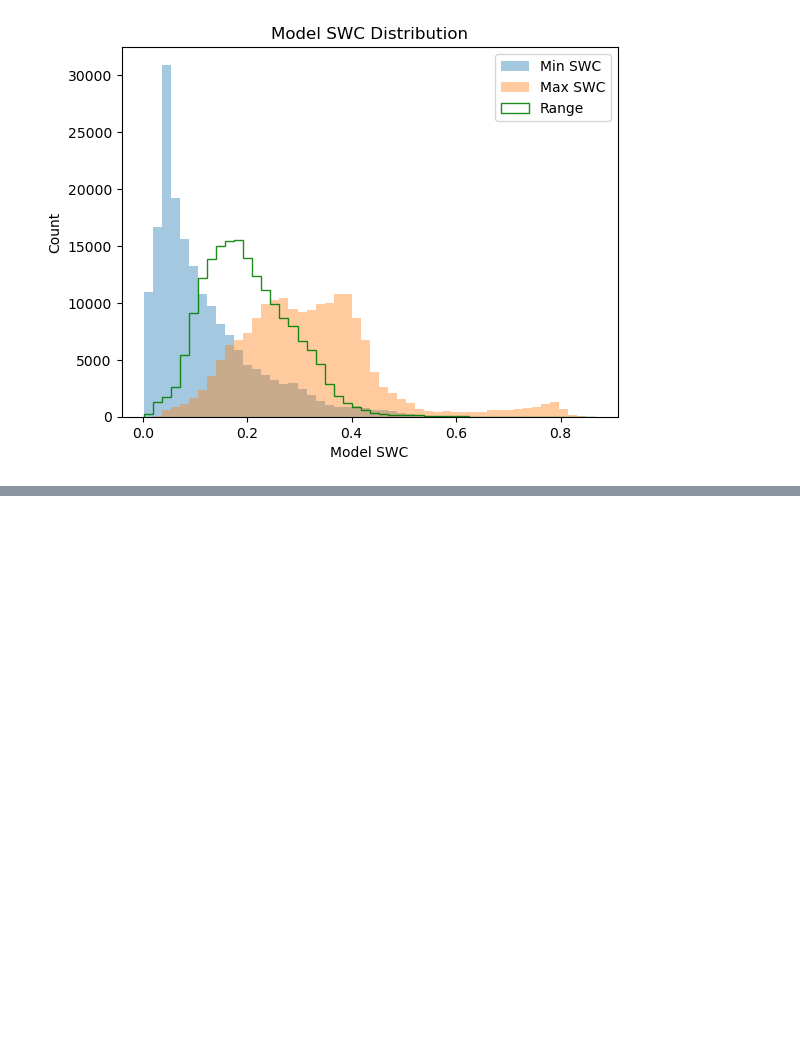
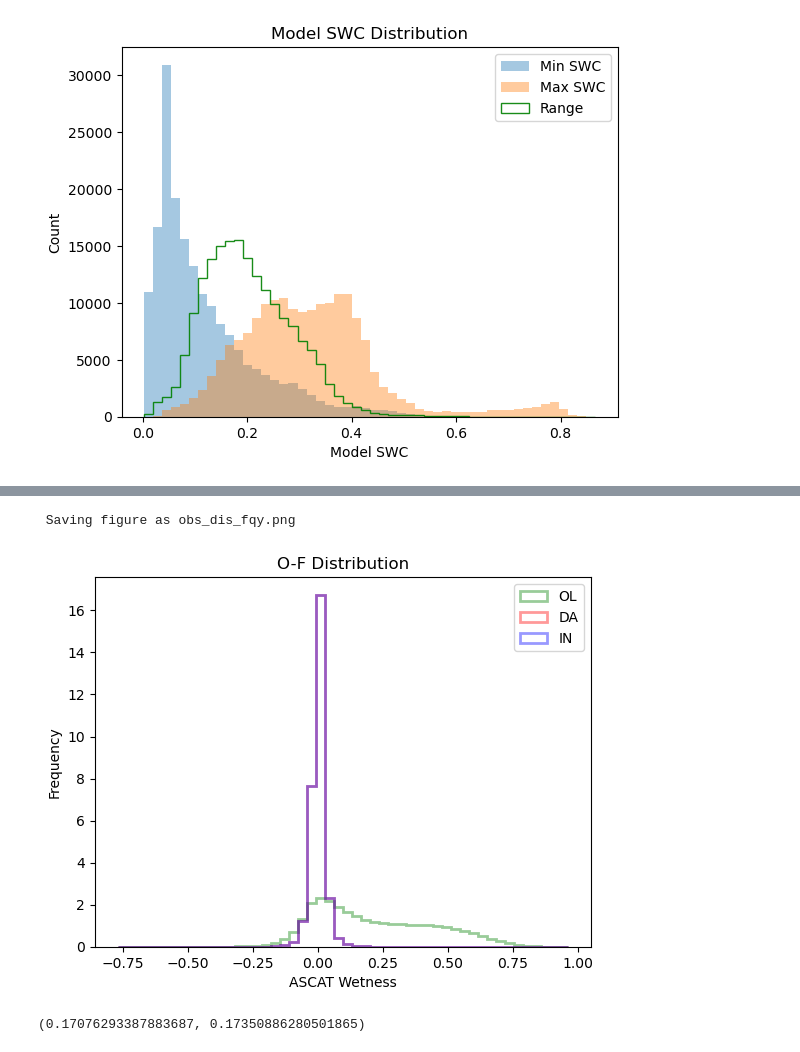
Before and after one commit to amfox37/GEOSldas_diagnostics, a Jupyter notebook: Jupyter/Analyze_new_scaling_102023.ipynb, the cells around one changed output, grey strips where cells are left out. Saved outputs shown, nothing was run; the diff lists cells and outputs as text; code cells hidden in the pictures; blank space fills up the shorter version.

```diff
--- a/Jupyter/Analyze_new_scaling_102023.ipynb
+++ b/Jupyter/Analyze_new_scaling_102023.ipynb
@@ -401,0 +619,36 @@ Percentage of observations removed because too high: 1.07%
+# %%
+# Generate data
+data1 = obs_obs - obs_fcst
+data2 = obs_obs2 - obs_fcst2
+data3 = obs_obs3 - obs_fcst3
+
+# Define bin edges
+combined_data = np.concatenate([data1, data2])
+bin_edges = np.linspace(np.min(combined_data), np.max(combined_data), 51)
+
+# Plot histogram as a line
+fig, ax = plt.subplots()
+
+n1, bins, patches = ax.hist(data1, density=True, bins=bin_edges, alpha=0.4, label='OL', color='green', histtype='step', linewidth=2)
+n2, bins, patches = ax.hist(data2, density=True, bins=bin_edges, alpha=0.4, label='DA', color='red', histtype='step', linewidth=2)
+n2, bins, patches = ax.hist(data2, density=True, bins=bin_edges, alpha=0.4, label='IN', color='blue', histtype='step', linewidth=2)
+
+# Add labels and title
+ax.set_xlabel('ASCAT Wetness')
+ax.set_ylabel('Frequency')
+ax.set_title('O-F Distribution')
+ax.legend()
+
+savename = 'obs_dis_fqy.png'
+print(" Saving figure as", savename, "\n")
+# plt.savefig(savename, dpi = 400)
+
+# Show plot
+plt.show()
+# %% [output]
+ Saving figure as obs_dis_fqy.png
+[figure, added]
+# %%
+np.nanmean(obs_fcst2), np.nanmean(obs_fcst3)
+# %% [output]
+(0.17076293387883687, 0.17350886280501865)
```
Also changed, not shown: parts of 33 cells of this notebook, 10 other files.
